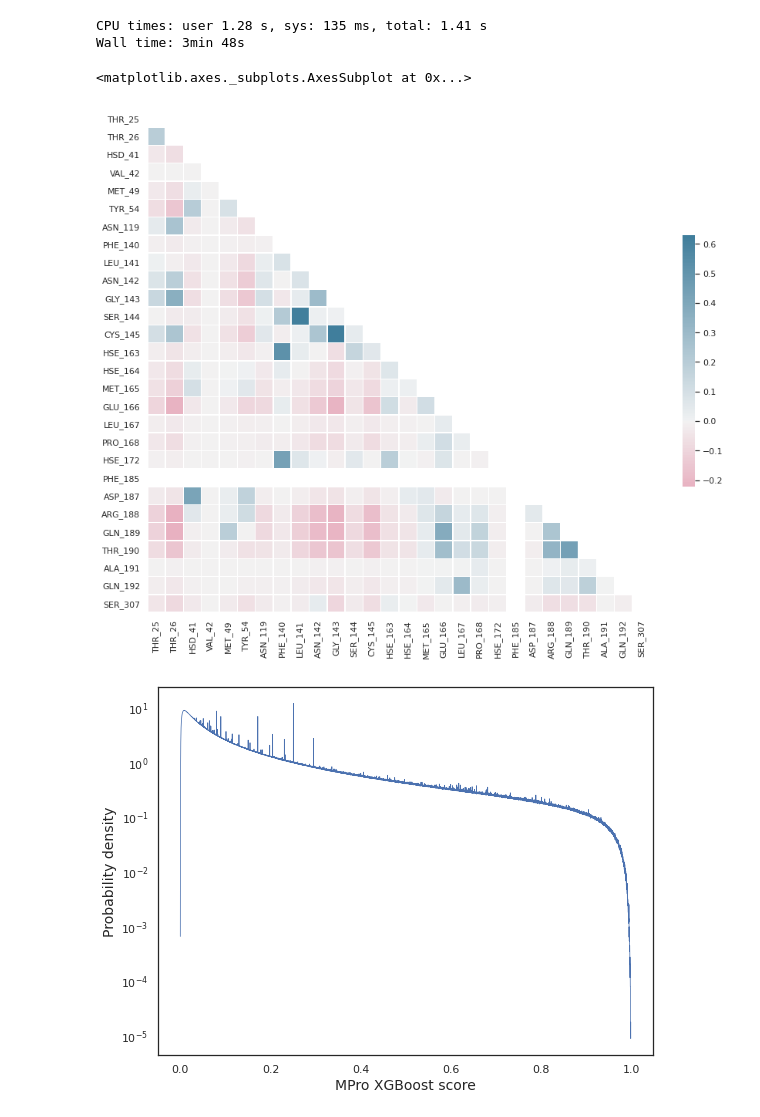
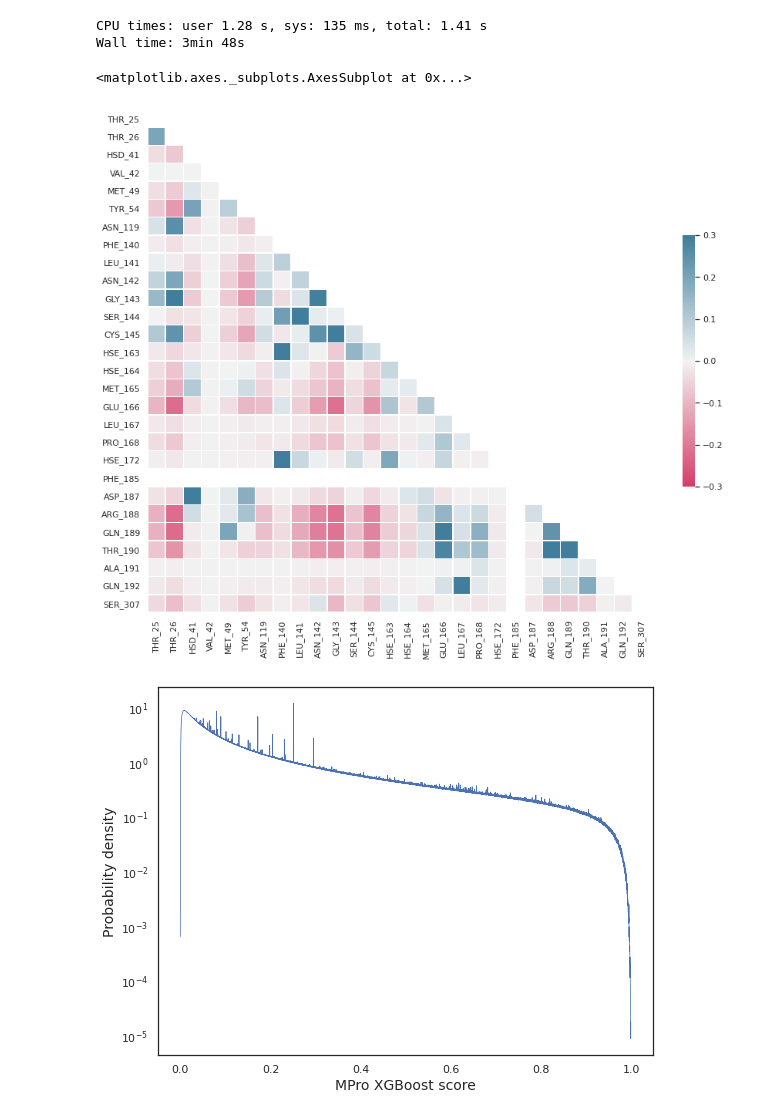
Before and after one commit to jglaser/gigadocking_notebooks, a Jupyter notebook: Gigadocking.ipynb, the cells around one changed output. Cells and saved outputs as stored; diff of their text form; code cells hidden in the pictures.

```diff
--- a/Gigadocking.ipynb
+++ b/Gigadocking.ipynb
@@ -322,20 +322,20 @@ Wall time: 3min 48s
 # %%
 import pandas as pd
 corr = df_corr_polar.transpose()
 corr = corr.set_index(pd.MultiIndex.from_product([columns,columns]))#, names=["i", "j"]))
 corr = corr[0].unstack().reindex(columns)[columns]
 
 import seaborn as sns
 import matplotlib.pyplot as plt
 sns.set_theme(style="white")
 f, ax = plt.subplots(figsize=(15, 12))
 cmap = sns.diverging_palette(0, 230, as_cmap=True)
 mask = np.triu(np.ones_like(corr, dtype=bool))
-sns.heatmap(corr, mask=mask, cmap=cmap, center=0,
+sns.heatmap(corr, mask=mask, cmap=cmap, center=0, vmin=-0.3, vmax=0.3,
             square=True, linewidths=.5, cbar_kws={"shrink": .5})
 # %% [output]
 <matplotlib.axes._subplots.AxesSubplot at 0x...>
-[figure, old version]
+[figure, new version]
 # %%
 #Histogram of XGBoost scores
 from google.cloud import bigquery
```
Also changed, not shown: parts of 5 cells of this notebook.
